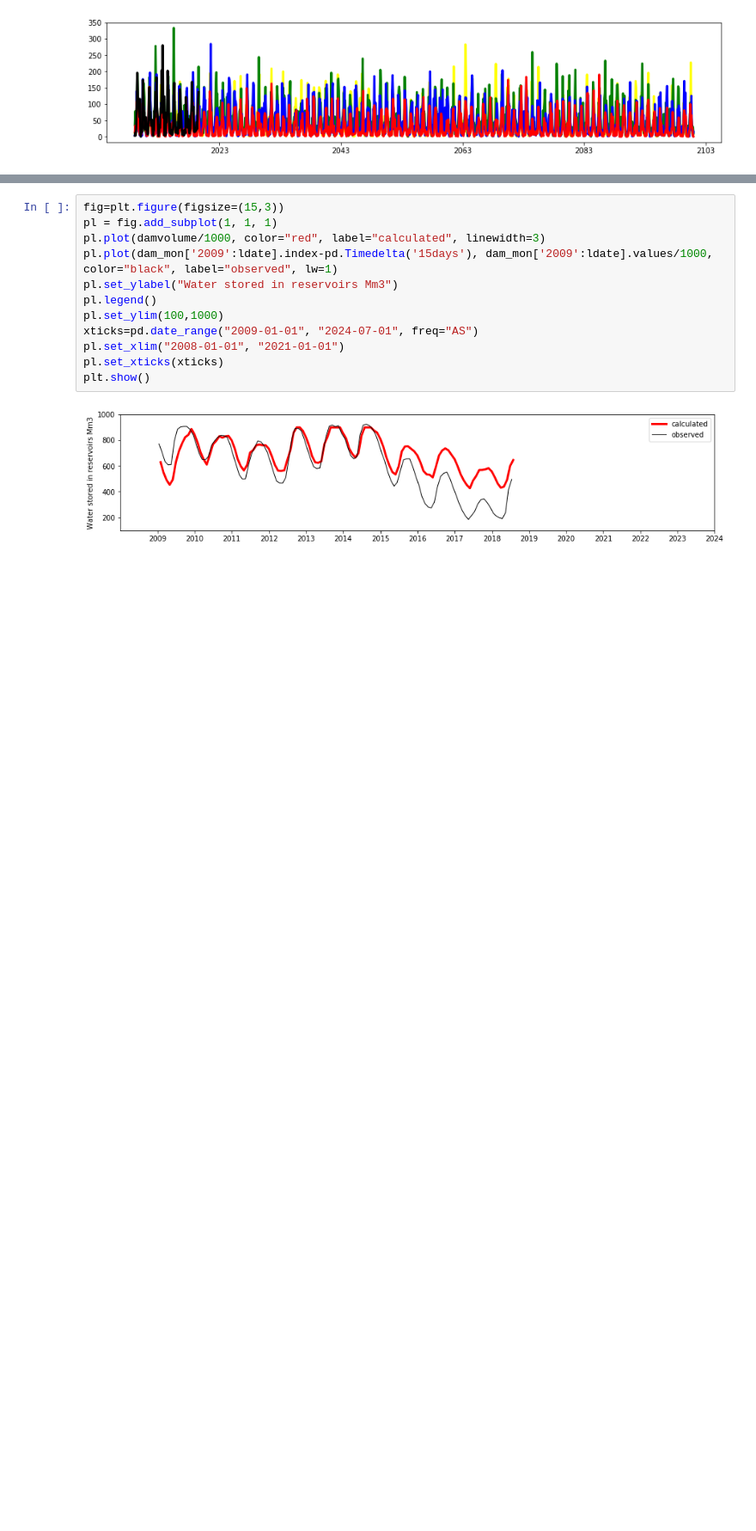
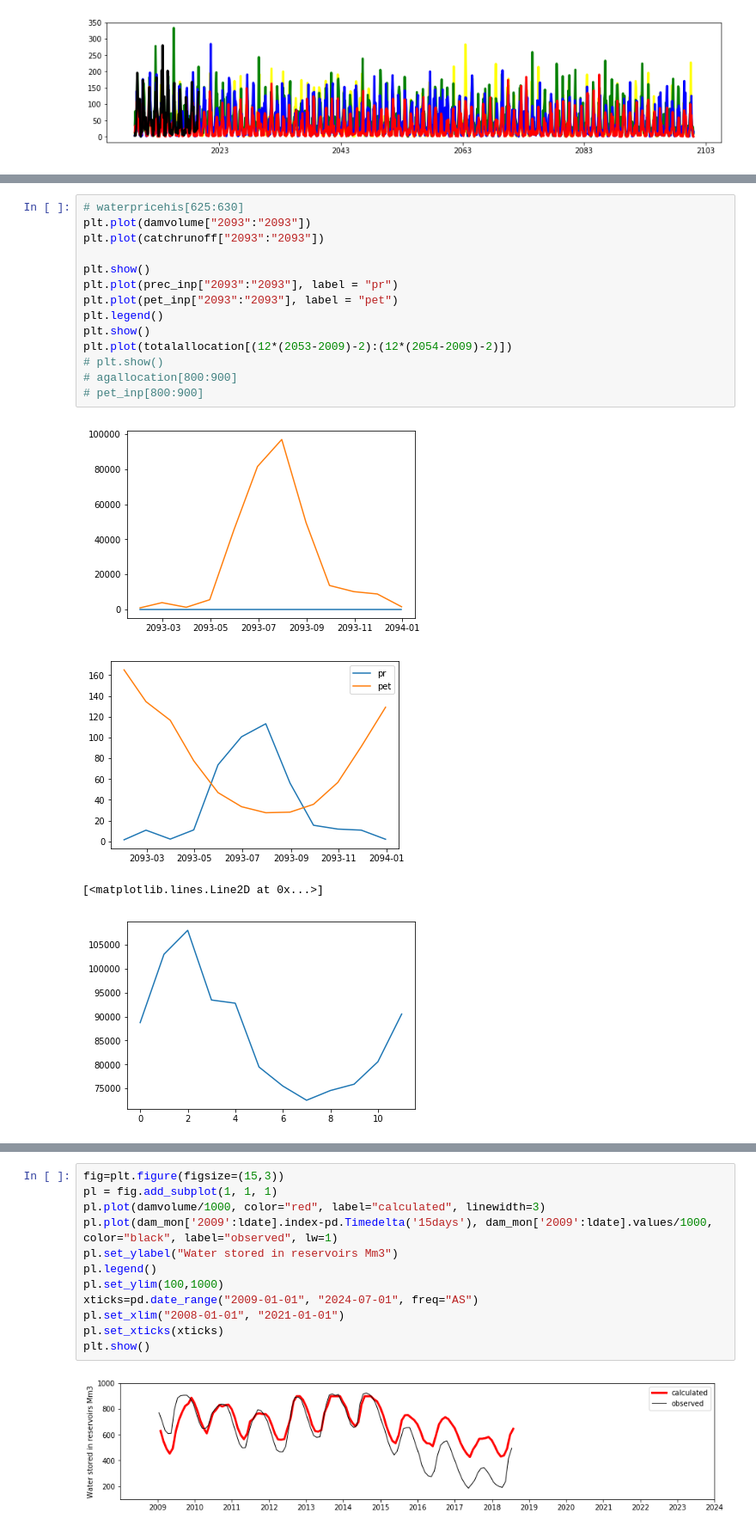
Before and after one commit to ding-k/Cape-Town-ABM, a Jupyter notebook: Capetown_ABM_py.ipynb, the cells around one changed output, grey strips where cells are left out. Shown at 86% size. Cells and saved outputs as stored; diff of their text form; blank space fills up the shorter version.

Commit message:
This contains new plots toward 2100

```diff
--- a/Capetown_ABM_py.ipynb
+++ b/Capetown_ABM_py.ipynb
@@ -521,0 +750,19 @@ plt.show()
+# %%
+# waterpricehis[625:630]
+plt.plot(damvolume["2093":"2093"])
+plt.plot(catchrunoff["2093":"2093"])
+
+plt.show()
+plt.plot(prec_inp["2093":"2093"], label = "pr")
+plt.plot(pet_inp["2093":"2093"], label = "pet")
+plt.legend()
+plt.show()
+plt.plot(totalallocation[(12*(2053-2009)-2):(12*(2054-2009)-2)])
+# plt.show()
+# agallocation[800:900]
+# pet_inp[800:900]
+# %% [output]
+[figure, added]
+[figure, added]
+[<matplotlib.lines.Line2D at 0x...>]
+[figure, added]
```
Also changed, not shown: parts of 21 cells of this notebook.
